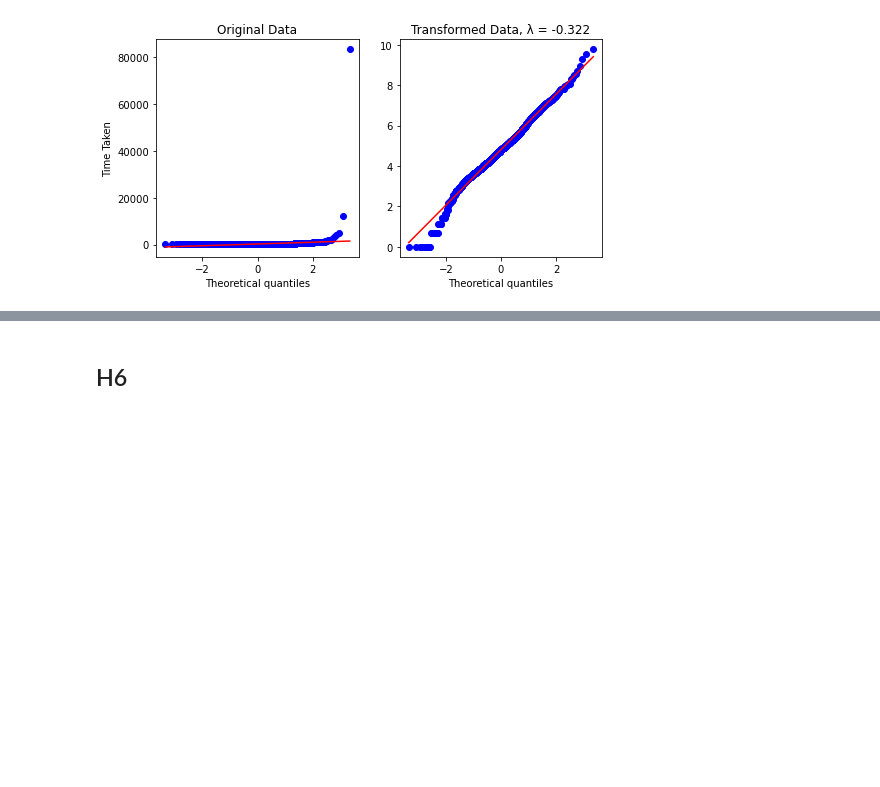
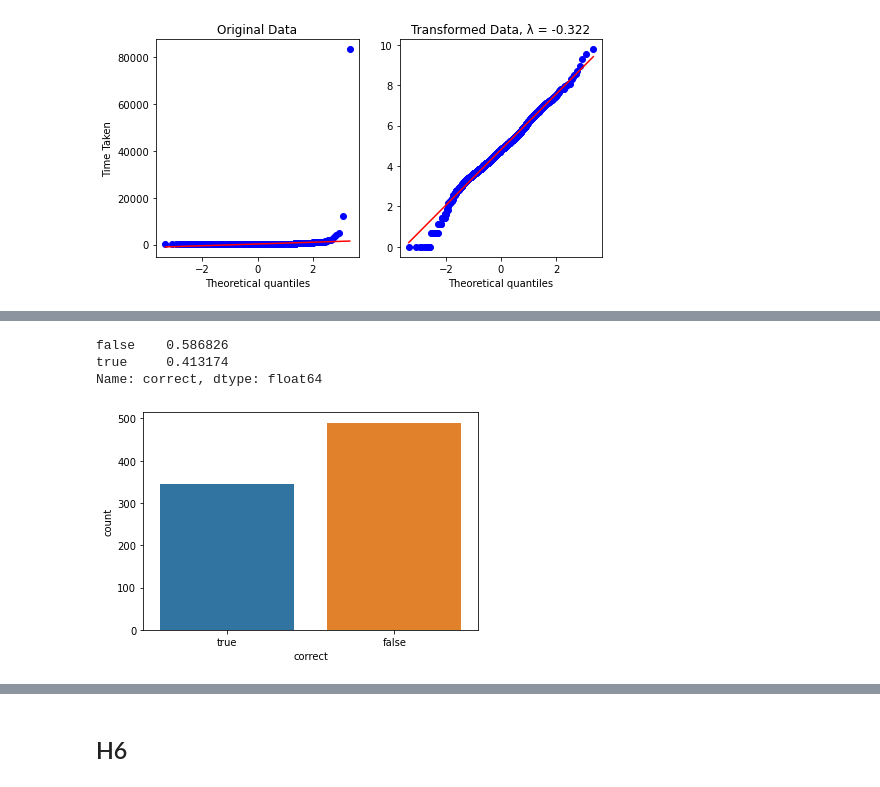
Before and after one commit to velitchko/graph-vis-evaluation-ext, a Jupyter notebook: python/Hypotheses.ipynb, the cells around one changed output, grey strips where cells are left out. Cells and saved outputs as stored; diff of their text form; code cells hidden in the pictures; blank space fills up the shorter version.

```diff
--- a/python/Hypotheses.ipynb
+++ b/python/Hypotheses.ipynb
@@ -1173,0 +1249,11 @@ h5_m_clique_df = h5_m_df.loc[h5_m_df['task_entity'] == 'clique']
+# %%
+# M CLIQUE
+count_plot(h5_df[(h5_df['task_entity']=='clique') & (h5_df['network_enc']=='m')], 'correct')
+
+# check percentage of correct
+print(h5_df[(h5_df['task_entity']=='clique') & (h5_df['network_enc']=='m')]['correct'].value_counts()/len(h5_df[(h5_df['task_entity']=='clique') & (h5_df['network_enc']=='m')]))
+# %% [output]
+false    0.586826
+true     0.413174
+Name: correct, dtype: float64
+[figure, added]
```
Also changed, not shown: parts of 65 cells of this notebook.
